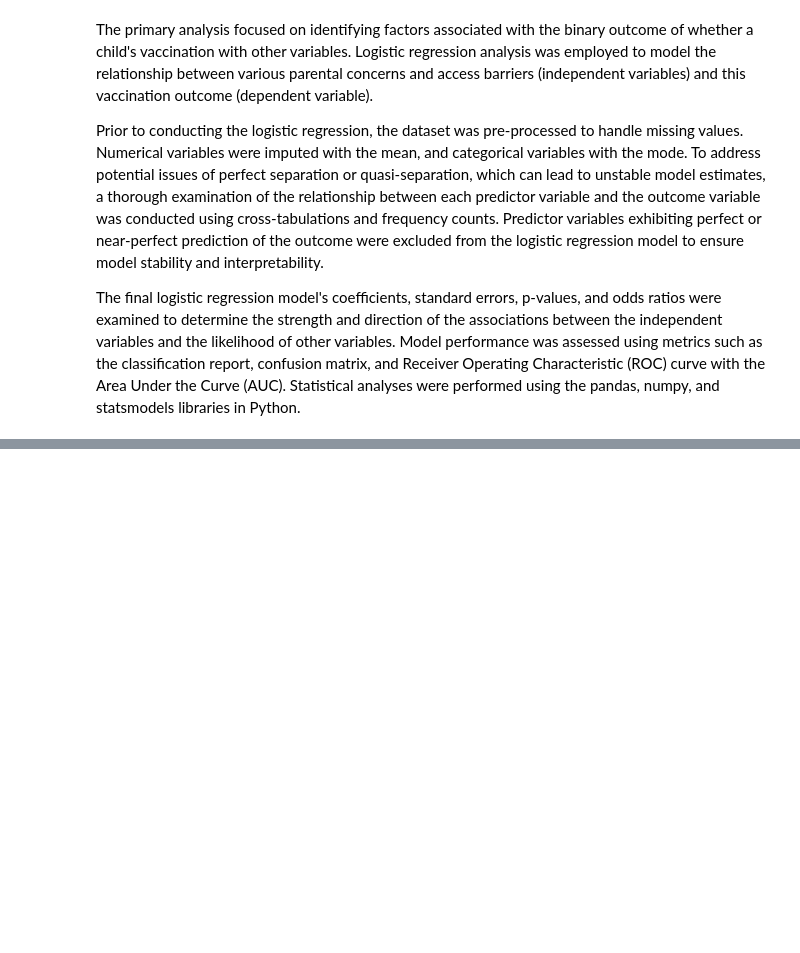
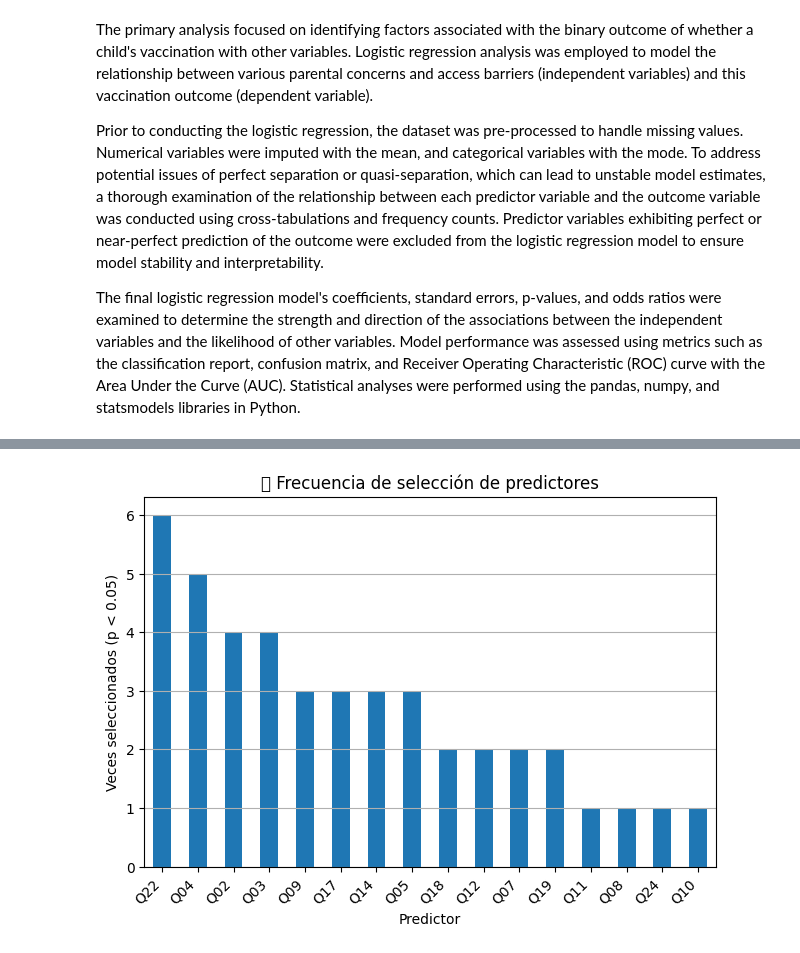
Before and after one commit to cmugruza/Vaccine_Deaths_Sunampe, a Jupyter notebook: Regression_Analysis.ipynb, the cells around one changed output, grey strips where cells are left out. Saved outputs shown, nothing was run; the diff lists cells and outputs as text; code cells hidden in the pictures; blank space fills up the shorter version.

```diff
--- a/Regression_Analysis.ipynb
+++ b/Regression_Analysis.ipynb
@@ -1064,0 +613,84 @@ Resultados significativos guardados en 'logistic_regression_results_significant.
+# %%
+# ANALISIS 2
+##########################
+import pandas as pd
+import statsmodels.api as sm
+import matplotlib.pyplot as plt
+
+# Cargar datos
+try:
+    df = pd.read_excel('Dataset.Sunampe.Vaccine.xlsx', header=0)
+    df = df.iloc[0:123].copy()
+except FileNotFoundError:
+    print("Error: El archivo 'Dataset.Sunampe.Vaccine.xlsx' no fue encontrado.")
+    exit()
+
+variables = [col for col in df.columns if col.startswith("Q")]
+resultados_excel = []
+conteo_predictores = {}
+
+def forward_selection(data, target, predictors, threshold_in=0.05):
+    selected = []
+    remaining = [p for p in predictors if p != target]
+    best_aic = float('inf')
+    resultados = []
+
+    while remaining:
+        aic_with_candidates = []
+        for candidate in remaining:
+            try:
+                X = sm.add_constant(data[selected + [candidate]])
+                y = data[target]
+                model = sm.Logit(y, X).fit(disp=0)
+                aic = model.aic
+                pval = model.pvalues[candidate]
+                aic_with_candidates.append((aic, candidate, pval))
+            except:
+                continue
+
+        if not aic_with_candidates:
+            break
+
+        aic_with_candidates.sort()
+        best_new_aic, best_candidate, best_pval = aic_with_candidates[0]
+
+        if best_pval < threshold_in:
+            selected.append(best_candidate)
+            remaining.remove(best_candidate)
+            best_aic = best_new_aic
+            resultados.append((target, best_candidate, best_pval, best_new_aic))
+            conteo_predictores[best_candidate] = conteo_predictores.get(best_candidate, 0) + 1
+        else:
+            break
+
+    return resultados
+
+# Aplicar forward selection para cada target
+for target in variables:
+    predictors = [col for col in variables if col != target]
+    resultados = forward_selection(df, target, predictors)
+    resultados_excel.extend(resultados)
+
+# Crear DataFrame de resultados
+df_resultados = pd.DataFrame(resultados_excel, columns=["Target", "Predictor", "P-Value", "AIC"])
+
+# Guardar en Excel
+nombre_archivo = "resultados_forward_selection.xlsx"
+df_resultados.to_excel(nombre_archivo, index=False)
+print(f"✅ Resultados guardados en '{nombre_archivo}'")
+
+# Graficar conteo de predictores seleccionados
+conteo_df = pd.DataFrame.from_dict(conteo_predictores, orient='index', columns=['Frecuencia'])
+conteo_df = conteo_df.sort_values("Frecuencia", ascending=False)
+
+plt.figure(figsize=(10, 6))
+conteo_df.plot(kind='bar', legend=False)
+plt.title("📊 Frecuencia de selección de predictores")
+plt.ylabel("Veces seleccionados (p < 0.05)")
+plt.xlabel("Predictor")
+plt.tight_layout()
+plt.grid(axis='y')
+plt.xticks(rotation=45, ha='right')
+plt.savefig("grafico_predictores_frecuentes.png")
+plt.show()
+# %% [output]
@@ -1064,0 +699 @@ Resultados significativos guardados en 'logistic_regression_results_significant.
+[figure, added]
```
Also changed, not shown: parts of 16 cells of this notebook.
